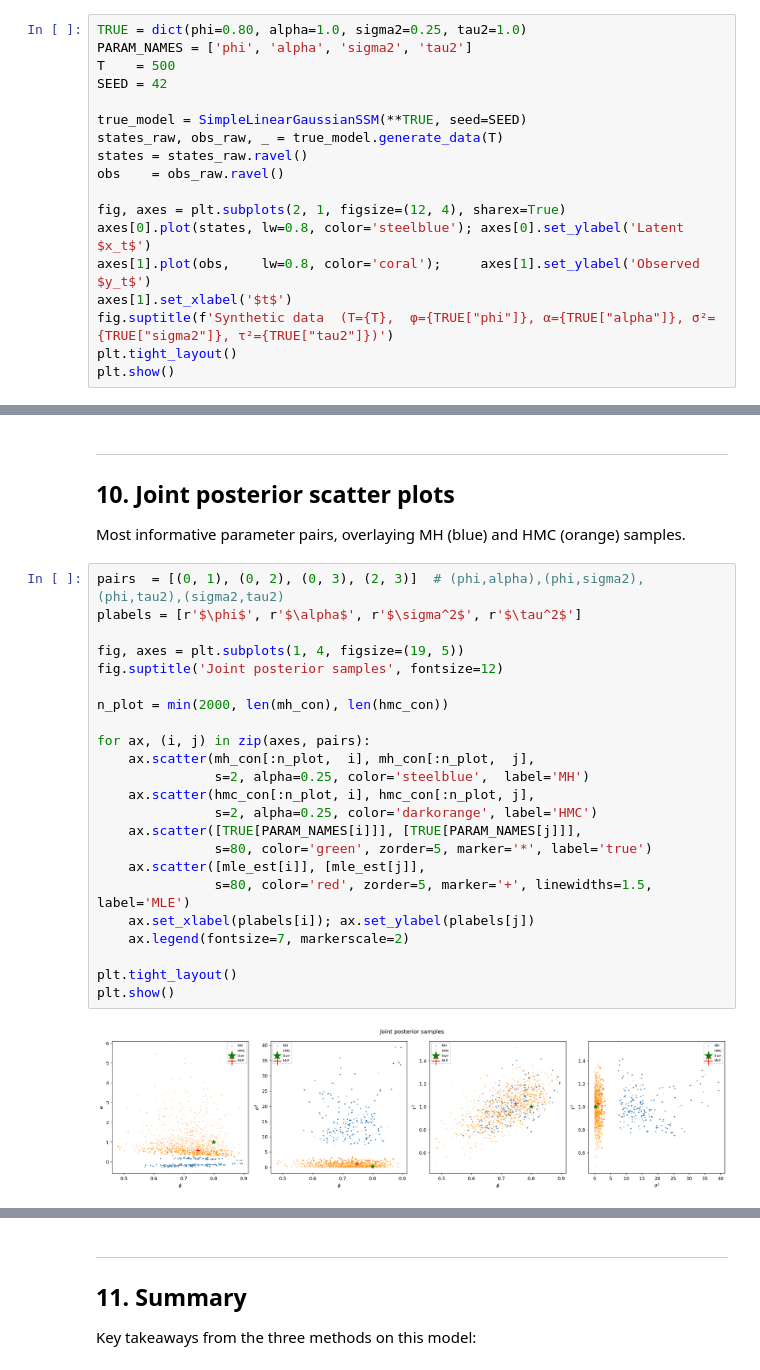
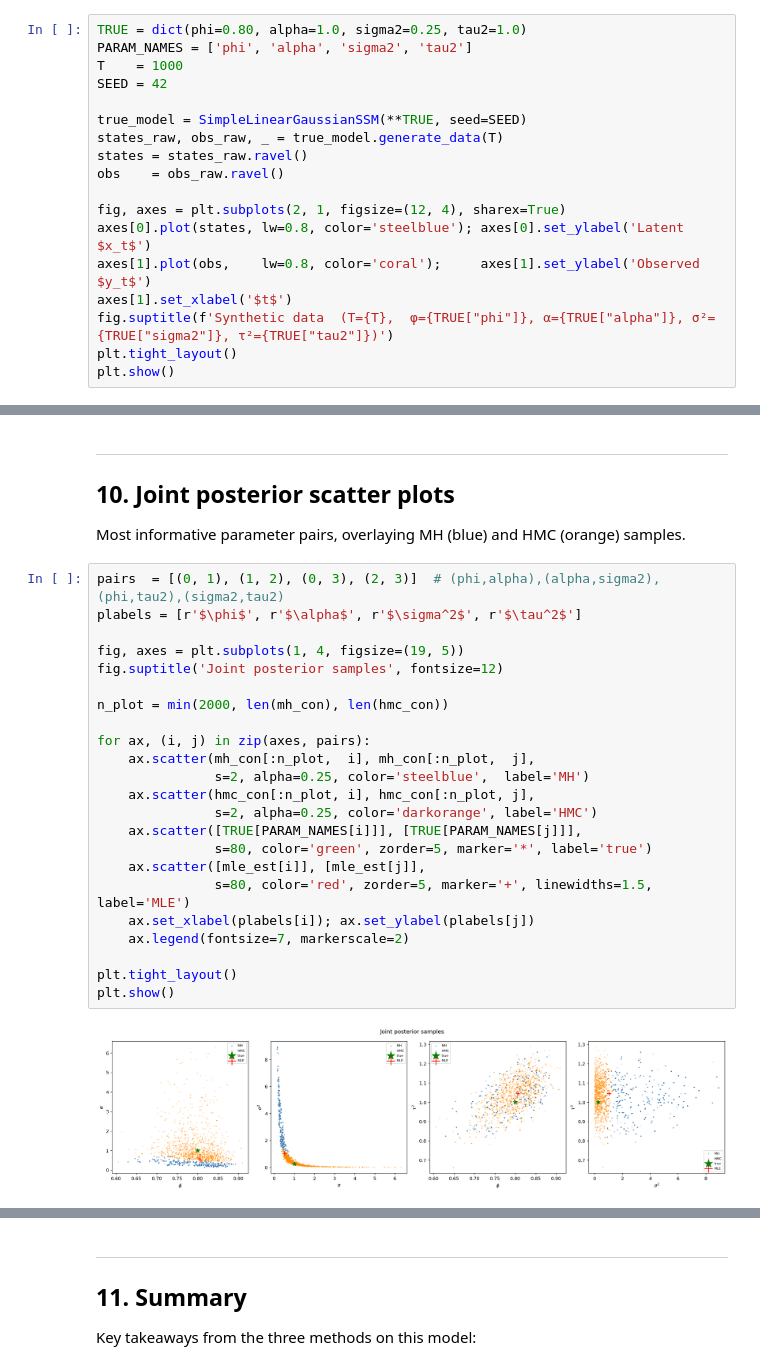
Before and after one commit to rickyli02/particle_filter_project_submission, a Jupyter notebook: notebooks/hmc_estimation.ipynb, the cells around one changed output, grey strips where cells are left out. Cells and saved outputs as stored; diff of their text form.

```diff
--- a/notebooks/hmc_estimation.ipynb
+++ b/notebooks/hmc_estimation.ipynb
@@ -48,7 +48,7 @@ $$
 # %%
 TRUE = dict(phi=0.80, alpha=1.0, sigma2=0.25, tau2=1.0)
 PARAM_NAMES = ['phi', 'alpha', 'sigma2', 'tau2']
-T    = 500
+T    = 1000
 SEED = 42
 
 true_model = SimpleLinearGaussianSSM(**TRUE, seed=SEED)
@@ -351,27 +351,27 @@ tau2              44         868       19.60x
 
 Most informative parameter pairs, overlaying MH (blue) and HMC (orange) samples.
 # %%
-pairs  = [(0, 1), (0, 2), (0, 3), (2, 3)]  # (phi,alpha),(phi,sigma2),(phi,tau2),(sigma2,tau2)
+pairs  = [(0, 1), (1, 2), (0, 3), (2, 3)]  # (phi,alpha),(alpha,sigma2),(phi,tau2),(sigma2,tau2)
 plabels = [r'$\phi$', r'$\alpha$', r'$\sigma^2$', r'$\tau^2$']
 
 fig, axes = plt.subplots(1, 4, figsize=(19, 5))
 fig.suptitle('Joint posterior samples', fontsize=12)
 
 n_plot = min(2000, len(mh_con), len(hmc_con))
 
 for ax, (i, j) in zip(axes, pairs):
     ax.scatter(mh_con[:n_plot,  i], mh_con[:n_plot,  j],
                s=2, alpha=0.25, color='steelblue',  label='MH')
     ax.scatter(hmc_con[:n_plot, i], hmc_con[:n_plot, j],
                s=2, alpha=0.25, color='darkorange', label='HMC')
     ax.scatter([TRUE[PARAM_NAMES[i]]], [TRUE[PARAM_NAMES[j]]],
                s=80, color='green', zorder=5, marker='*', label='true')
     ax.scatter([mle_est[i]], [mle_est[j]],
                s=80, color='red', zorder=5, marker='+', linewidths=1.5, label='MLE')
     ax.set_xlabel(plabels[i]); ax.set_ylabel(plabels[j])
     ax.legend(fontsize=7, markerscale=2)
 
 plt.tight_layout()
 plt.show()
 # %% [output]
-[figure, old version]
+[figure, new version]
```
Also changed, not shown: parts of 11 cells of this notebook, 1 other file.
